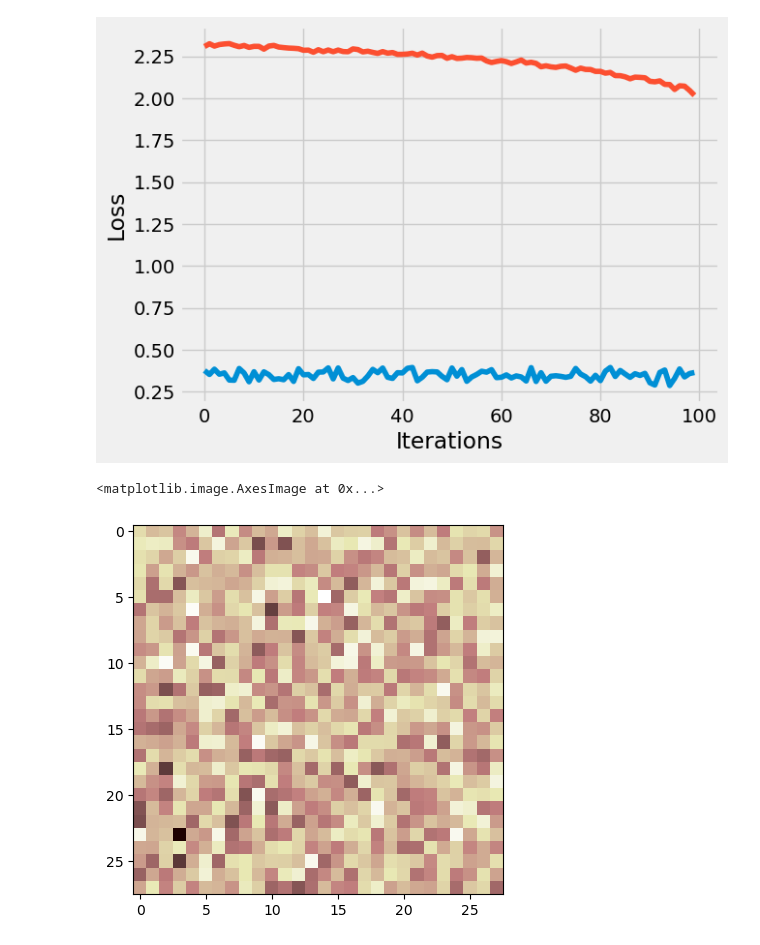
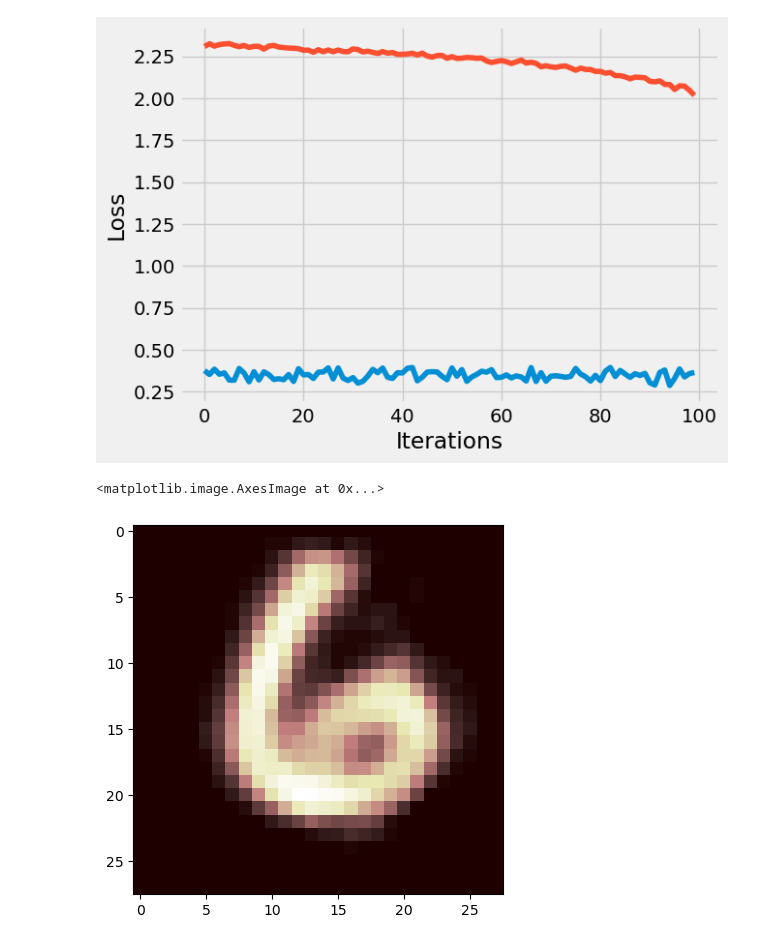
Before and after one commit to jetark/autoencoders, a Jupyter notebook: cvae.ipynb, the cells around one changed output. Drawn from its saved outputs; the diff is of its cells as text; code cells hidden in the pictures.

```diff
--- a/cvae.ipynb
+++ b/cvae.ipynb
@@ -71,6 +71,6 @@ for i in range(1, cols*rows + 1):
     figure.add_subplot(rows, cols, i)
     plt.axis("off")
     plt.title(labels_map[label])
-    plt.imshow(img.squeeze(), cmap="gray")
+    plt.imshow(img.squeeze(), cmap="summer")
 plt.show()
 # %% [output]
@@ -169,7 +169,7 @@ data_loader = DataLoader(data, batch_size=batch_size, shuffle=True)
 epochs = 30
 losses = []
 beta1 = 10
-beta2 = 0.001
+beta2 = 0.005
 for epoch in range(epochs):
     plot = True
     VAE.train()
@@ -226,8 +250,8 @@ plt.plot(losses[:100])
 [<matplotlib.lines.Line2D at 0x...>]
 [figure]
 # %%
-img, _ = VAE.sample()
+img, _ = VAE.sample(6)
 plt.imshow(img.detach().reshape(28,28), cmap='pink')
 # %% [output]
 <matplotlib.image.AxesImage at 0x...>
-[figure, old version]
+[figure, new version]
```
Also changed, not shown: parts of 4 cells of this notebook, 1 other file.
